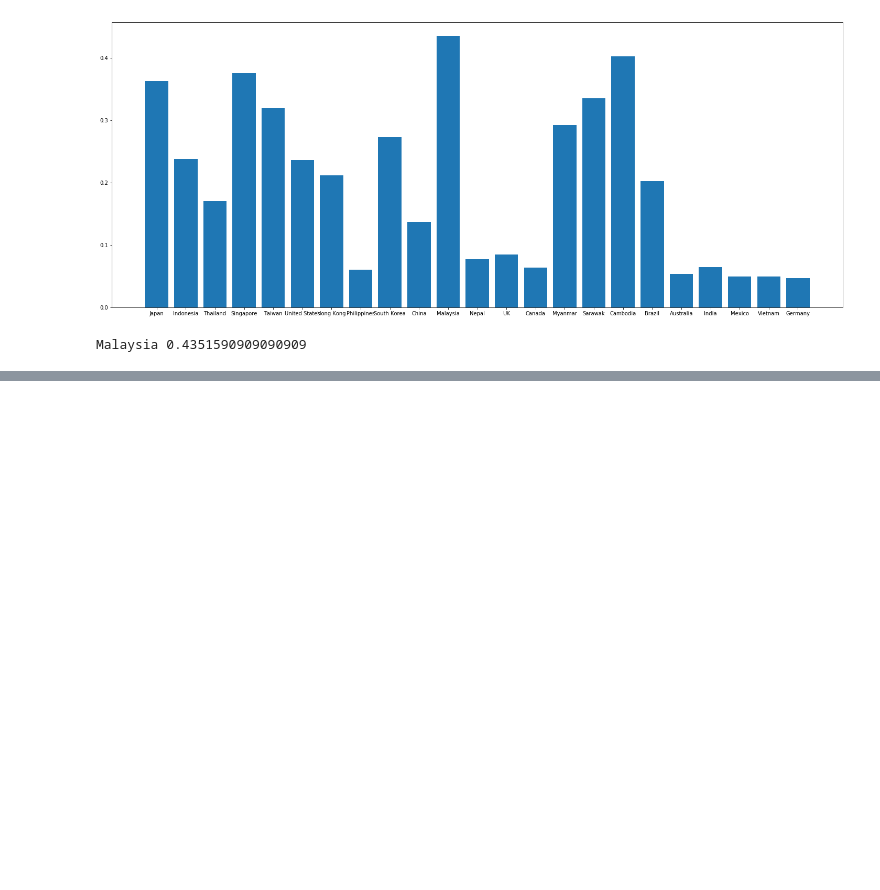
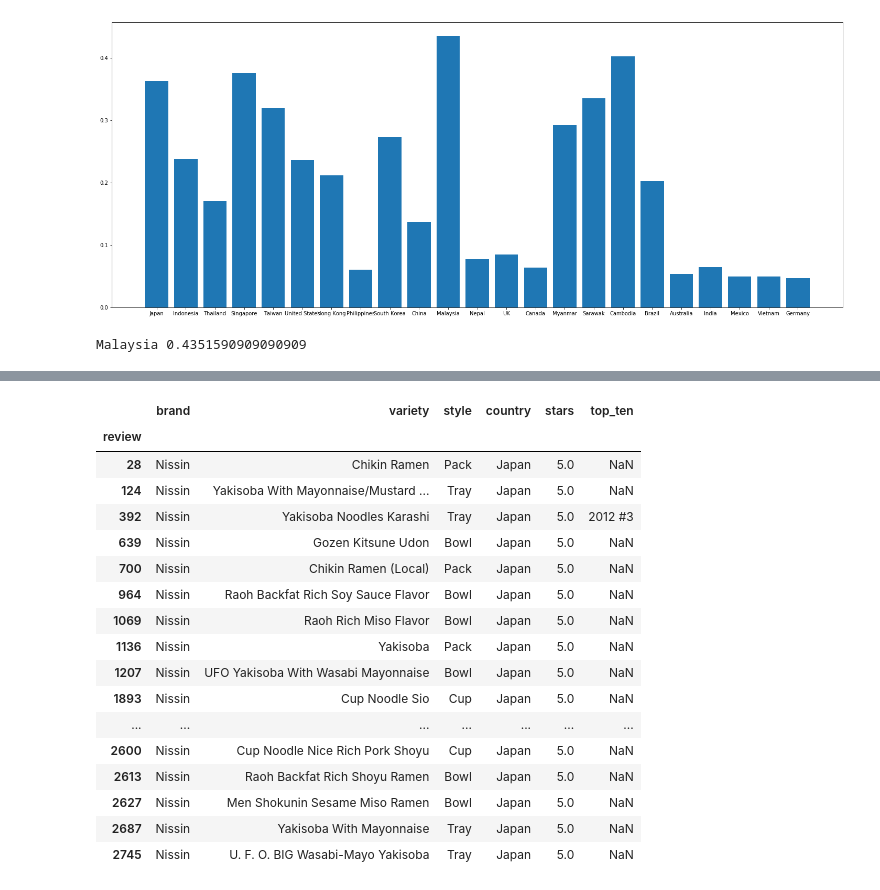
Before and after one commit to TuMaths/ramen-ratings, a Jupyter notebook: Ramen Ratings Analysis.ipynb, the cells around one changed output, grey strips where cells are left out. Cells and saved outputs as stored; diff of their text form; code cells hidden in the pictures; blank space fills up the shorter version.

```diff
--- a/Ramen Ratings Analysis.ipynb
+++ b/Ramen Ratings Analysis.ipynb
@@ -238,0 +376,24 @@ Malaysia 0.4351590909090909
+# %%
+nissin_japan = brand_and_country('Nissin','Japan',5)
+mykuali_malaysia = brand_and_country('MyKuali','Malaysia',5)
+# %%
+nissin_japan
+# %% [output]
+|  | brand | variety | style | country | stars | top_ten |
+| review |  |  |  |  |  |  |
+| 28 | Nissin | Chikin Ramen | Pack | Japan | 5.0 | NaN |
+| 124 | Nissin | Yakisoba With Mayonnaise/Mustard ... | Tray | Japan | 5.0 | NaN |
+| 392 | Nissin | Yakisoba Noodles Karashi | Tray | Japan | 5.0 | 2012 #3 |
+| 639 | Nissin | Gozen Kitsune Udon | Bowl | Japan | 5.0 | NaN |
+| 700 | Nissin | Chikin Ramen (Local) | Pack | Japan | 5.0 | NaN |
+| 964 | Nissin | Raoh Backfat Rich Soy Sauce Flavor | Bowl | Japan | 5.0 | NaN |
+| 1069 | Nissin | Raoh Rich Miso Flavor | Bowl | Japan | 5.0 | NaN |
+| 1136 | Nissin | Yakisoba | Pack | Japan | 5.0 | NaN |
+| 1207 | Nissin | UFO Yakisoba With Wasabi Mayonnaise | Bowl | Japan | 5.0 | NaN |
+| 1893 | Nissin | Cup Noodle Sio | Cup | Japan | 5.0 | NaN |
+| ... | ... | ... | ... | ... | ... | ... |
+| 2600 | Nissin | Cup Noodle Nice Rich Pork Shoyu | Cup | Japan | 5.0 | NaN |
+| 2613 | Nissin | Raoh Backfat Rich Shoyu Ramen | Bowl | Japan | 5.0 | NaN |
+| 2627 | Nissin | Men Shokunin Sesame Miso Ramen | Bowl | Japan | 5.0 | NaN |
+| 2687 | Nissin | Yakisoba With Mayonnaise | Tray | Japan | 5.0 | NaN |
+| 2745 | Nissin | U. F. O. BIG Wasabi-Mayo Yakisoba | Tray | Japan | 5.0 | NaN |
```
Also changed, not shown: parts of 22 cells of this notebook, 1 other file.
